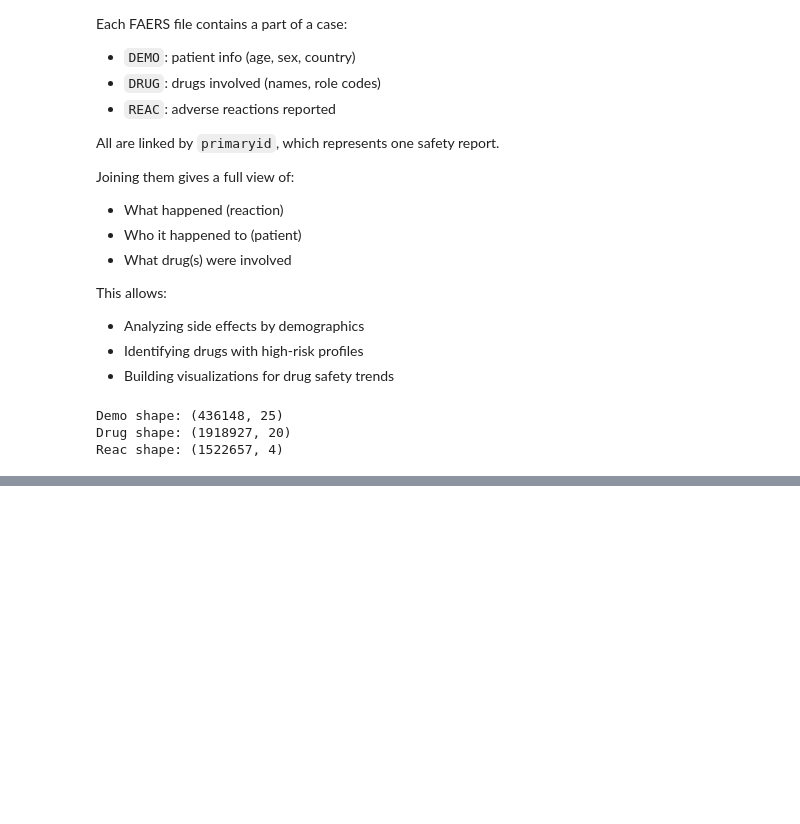
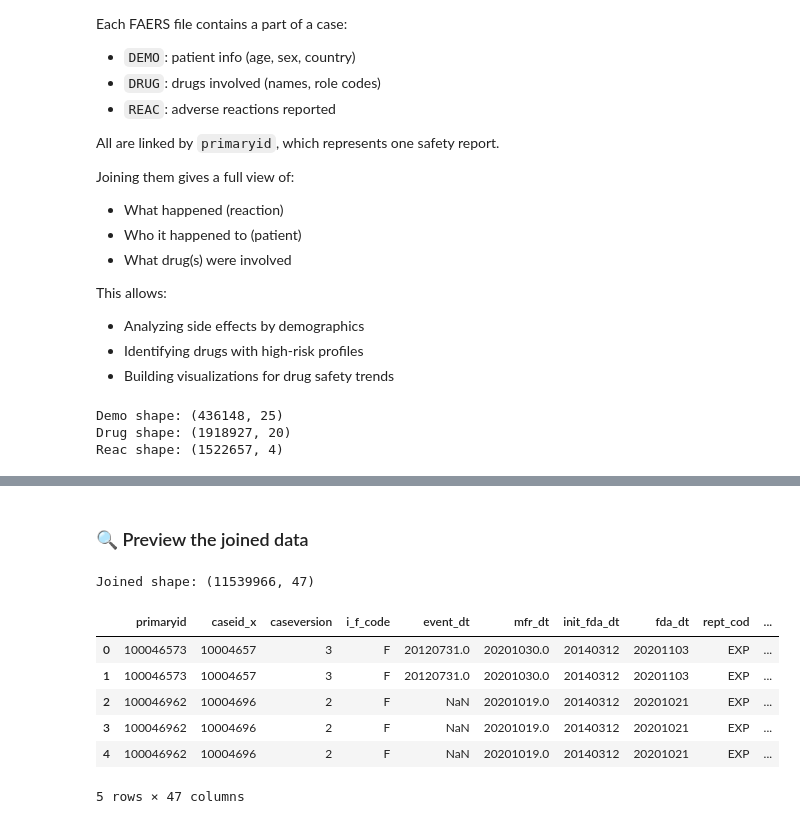
Before and after one commit to quatromod/Portfolio_Projects, a Jupyter notebook: Rx_Risk_Radar/scripts/main.ipynb, the cells around one changed output, grey strips where cells are left out. Drawn from its saved outputs; the diff is of its cells as text; code cells hidden in the pictures; blank space fills up the shorter version.

```diff
--- a/Rx_Risk_Radar/scripts/main.ipynb
+++ b/Rx_Risk_Radar/scripts/main.ipynb
@@ -122,0 +146,14 @@ Reac shape: (1522657, 4)
+# %% [markdown]
+### 🔍 Preview the joined data
+# %%
+print("Joined shape:", demo_drug_reac.shape)
+demo_drug_reac.head()
+# %% [output]
+Joined shape: (11539966, 47)
+|  | primaryid | caseid_x | caseversion | i_f_code | event_dt | mfr_dt | init_fda_dt | fda_dt | rept_cod | ... |
+| 0 | 100046573 | 10004657 | 3 | F | 20120731.0 | 20201030.0 | 20140312 | 20201103 | EXP | ... |
+| 1 | 100046573 | 10004657 | 3 | F | 20120731.0 | 20201030.0 | 20140312 | 20201103 | EXP | ... |
+| 2 | 100046962 | 10004696 | 2 | F | NaN | 20201019.0 | 20140312 | 20201021 | EXP | ... |
+| 3 | 100046962 | 10004696 | 2 | F | NaN | 20201019.0 | 20140312 | 20201021 | EXP | ... |
+| 4 | 100046962 | 10004696 | 2 | F | NaN | 20201019.0 | 20140312 | 20201021 | EXP | ... |
+5 rows × 47 columns
```
Also changed, not shown: parts of 12 cells of this notebook, 3 other files.
